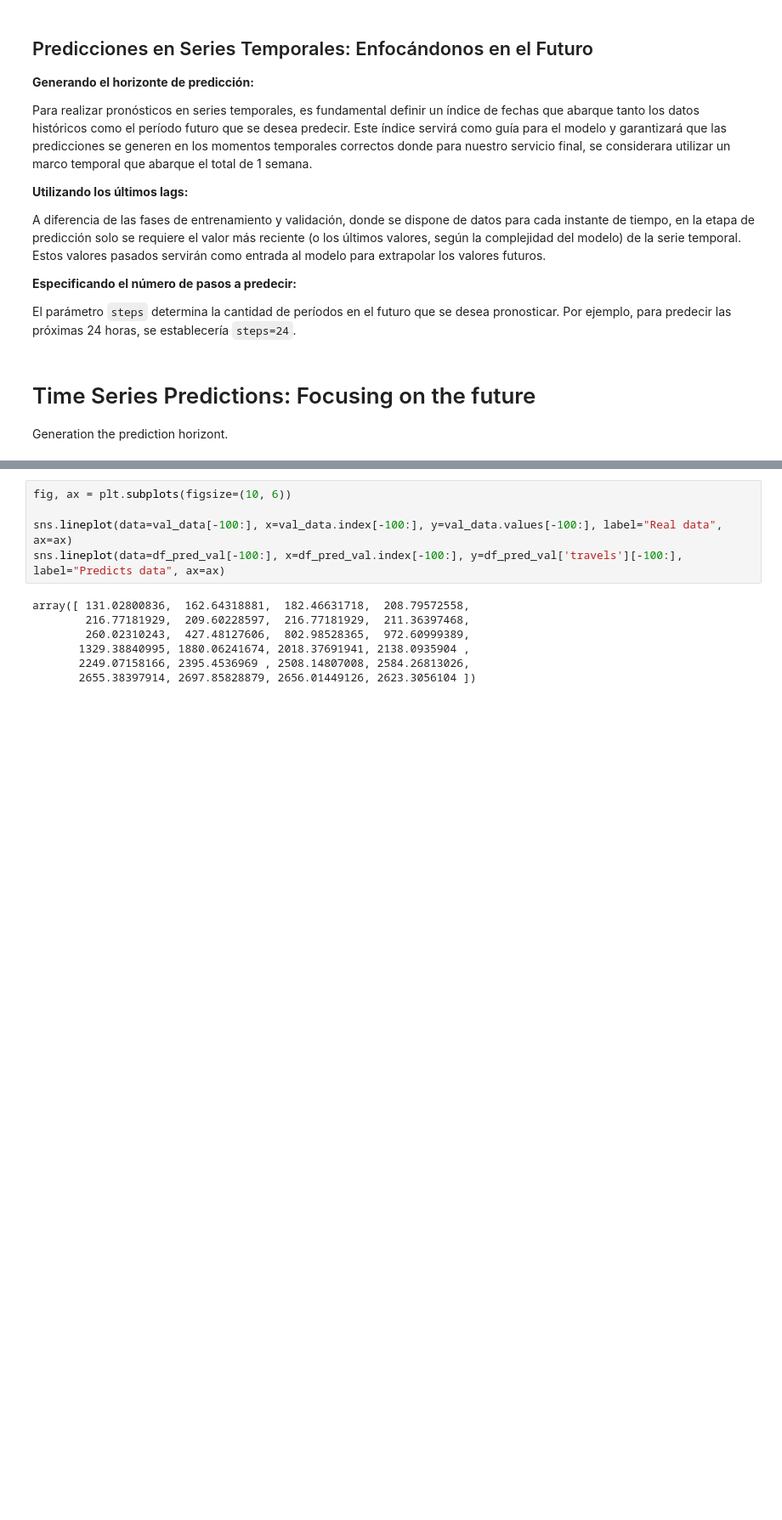
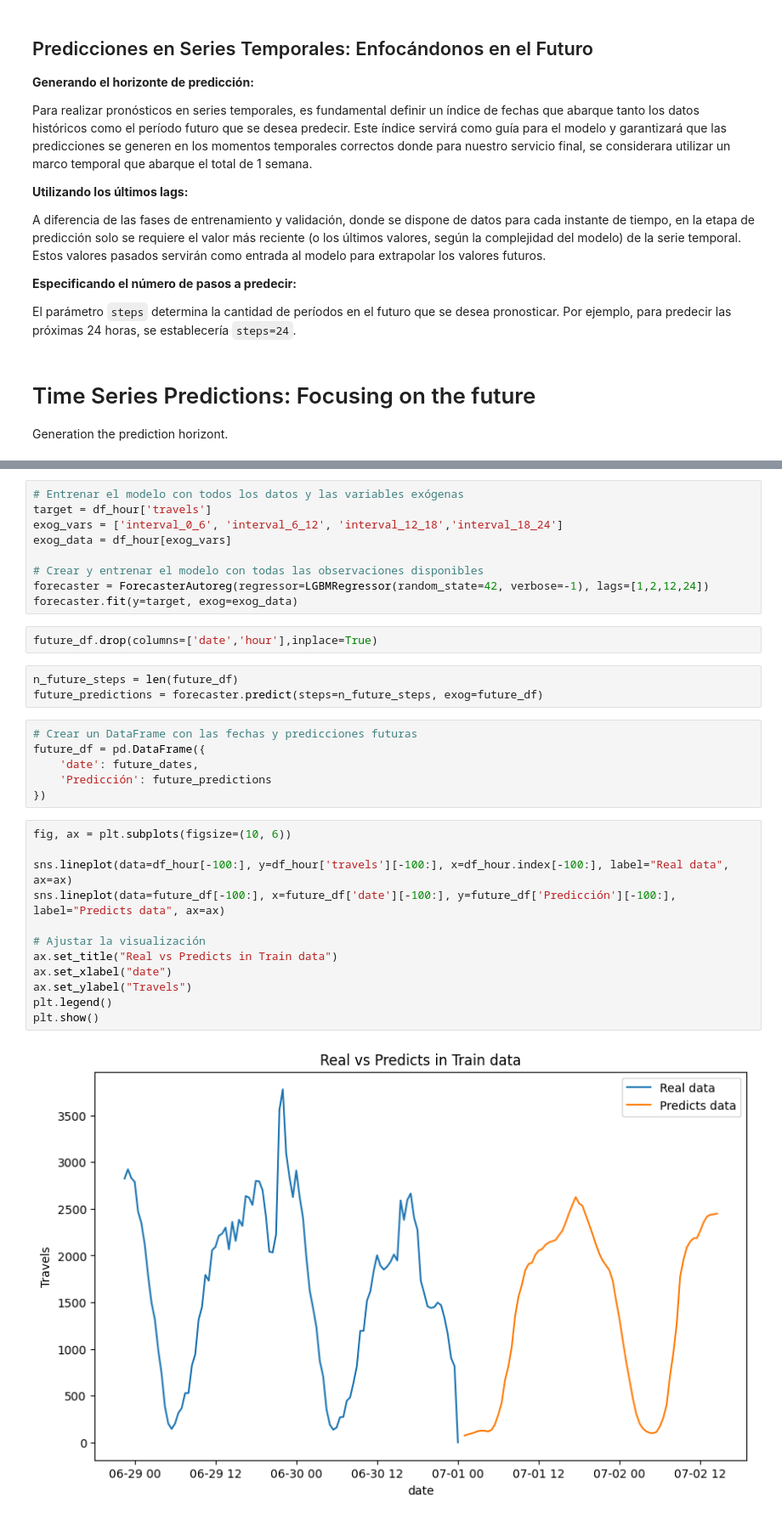
Before and after one commit to Pableren/Cab_Data_Cruise, a Jupyter notebook: Data_Science.ipynb, the cells around one changed output, grey strips where cells are left out. Shown at 85% size. Cells and saved outputs as stored; diff of their text form; blank space fills up the shorter version.

Commit message:
visualization of predict data

```diff
--- a/Data_Science.ipynb
+++ b/Data_Science.ipynb
@@ -438,12 +360,34 @@ Name: travels, dtype: int64
+# %%
+# Entrenar el modelo con todos los datos y las variables exógenas
+target = df_hour['travels']
+exog_vars = ['interval_0_6', 'interval_6_12', 'interval_12_18','interval_18_24']
+exog_data = df_hour[exog_vars]
+
+# Crear y entrenar el modelo con todas las observaciones disponibles
+forecaster = ForecasterAutoreg(regressor=LGBMRegressor(random_state=42, verbose=-1), lags=[1,2,12,24])
+forecaster.fit(y=target, exog=exog_data)
+# %%
+future_df.drop(columns=['date','hour'],inplace=True)
+# %%
+n_future_steps = len(future_df)
+future_predictions = forecaster.predict(steps=n_future_steps, exog=future_df)
+# %%
+# Crear un DataFrame con las fechas y predicciones futuras
+future_df = pd.DataFrame({
+    'date': future_dates,
+    'Predicción': future_predictions
+})
 # %%
 fig, ax = plt.subplots(figsize=(10, 6))
 
-sns.lineplot(data=val_data[-100:], x=val_data.index[-100:], y=val_data.values[-100:], label="Real data", ax=ax)
-sns.lineplot(data=df_pred_val[-100:], x=df_pred_val.index[-100:], y=df_pred_val['travels'][-100:], label="Predicts data", ax=ax)
+sns.lineplot(data=df_hour[-100:], y=df_hour['travels'][-100:], x=df_hour.index[-100:], label="Real data", ax=ax)
+sns.lineplot(data=future_df[-100:], x=future_df['date'][-100:], y=future_df['Predicción'][-100:], label="Predicts data", ax=ax)
+
+# Ajustar la visualización
+ax.set_title("Real vs Predicts in Train data")
+ax.set_xlabel("date")
+ax.set_ylabel("Travels")
+plt.legend()
+plt.show()
 # %% [output]
-array([ 131.02800836,  162.64318881,  182.46631718,  208.79572558,
-        216.77181929,  209.60228597,  216.77181929,  211.36397468,
-        260.02310243,  427.48127606,  802.98528365,  972.60999389,
-       1329.38840995, 1880.06241674, 2018.37691941, 2138.0935904 ,
-       2249.07158166, 2395.4536969 , 2508.14807008, 2584.26813026,
-       2655.38397914, 2697.85828879, 2656.01449126, 2623.3056104 ])
+[figure, added]
```
Also changed, not shown: parts of 29 cells of this notebook.
